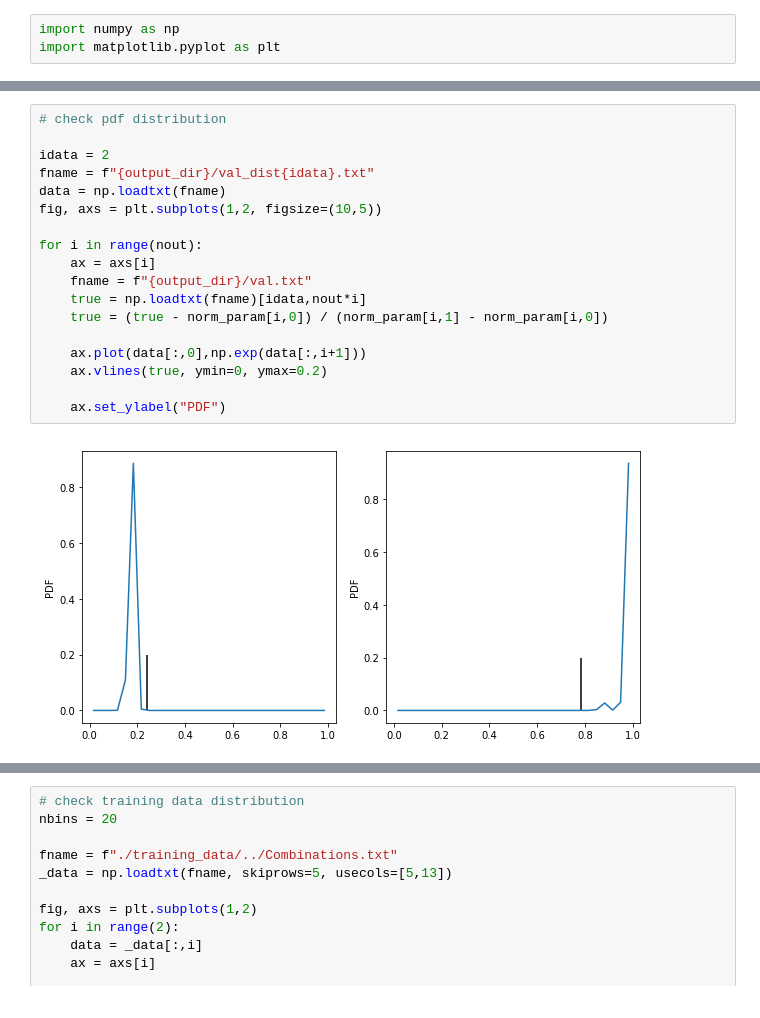
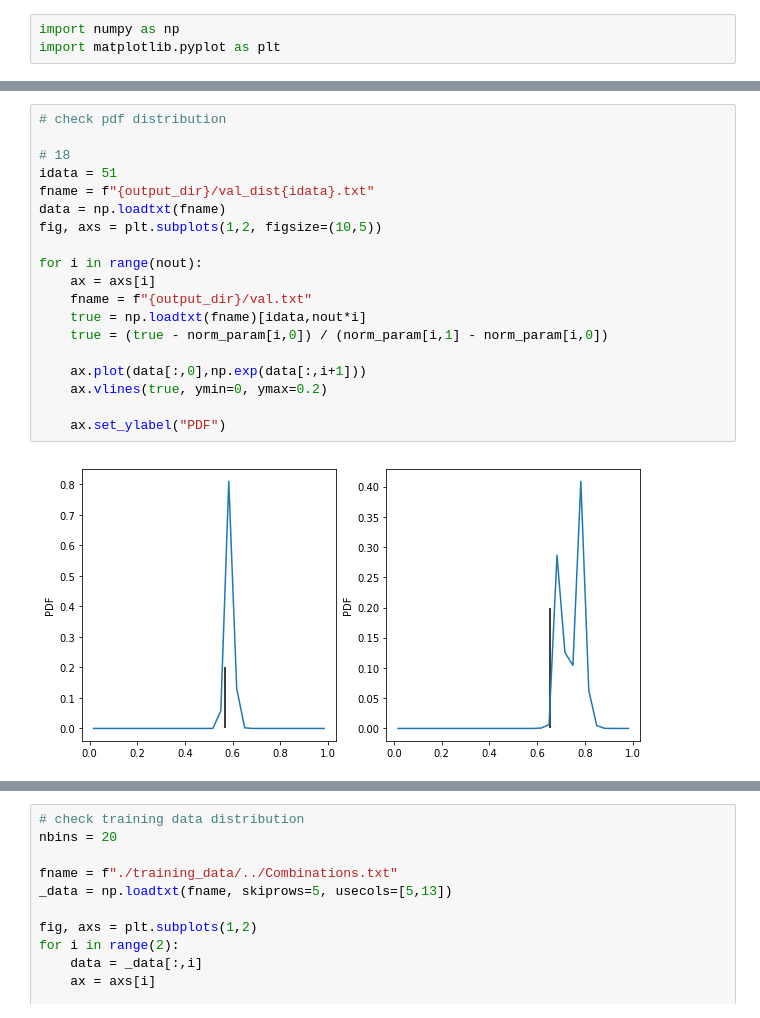
Before and after one commit to knmoriwaki/Asteroseismology, a Jupyter notebook: plot.ipynb, the cells around one changed output, grey strips where cells are left out. Cells and saved outputs as stored; diff of their text form.

```diff
--- a/plot.ipynb
+++ b/plot.ipynb
@@ -83,23 +85,24 @@ Text(0, 0.5, 'a1ovGamma')
 # %%
 # check pdf distribution
 
-idata = 2
+# 18
+idata = 51
 fname = f"{output_dir}/val_dist{idata}.txt"
 data = np.loadtxt(fname)
 fig, axs = plt.subplots(1,2, figsize=(10,5))
 
 for i in range(nout):
     ax = axs[i]
     fname = f"{output_dir}/val.txt"
     true = np.loadtxt(fname)[idata,nout*i]
     true = (true - norm_param[i,0]) / (norm_param[i,1] - norm_param[i,0])
 
     ax.plot(data[:,0],np.exp(data[:,i+1]))
     ax.vlines(true, ymin=0, ymax=0.2)
 
     ax.set_ylabel("PDF")
 # %% [output]
-[figure, old version]
+[figure, new version]
 # %%
 # check validation data distribution
 nbins = 20
```
Also changed, not shown: parts of 5 cells of this notebook, 6 other files.
